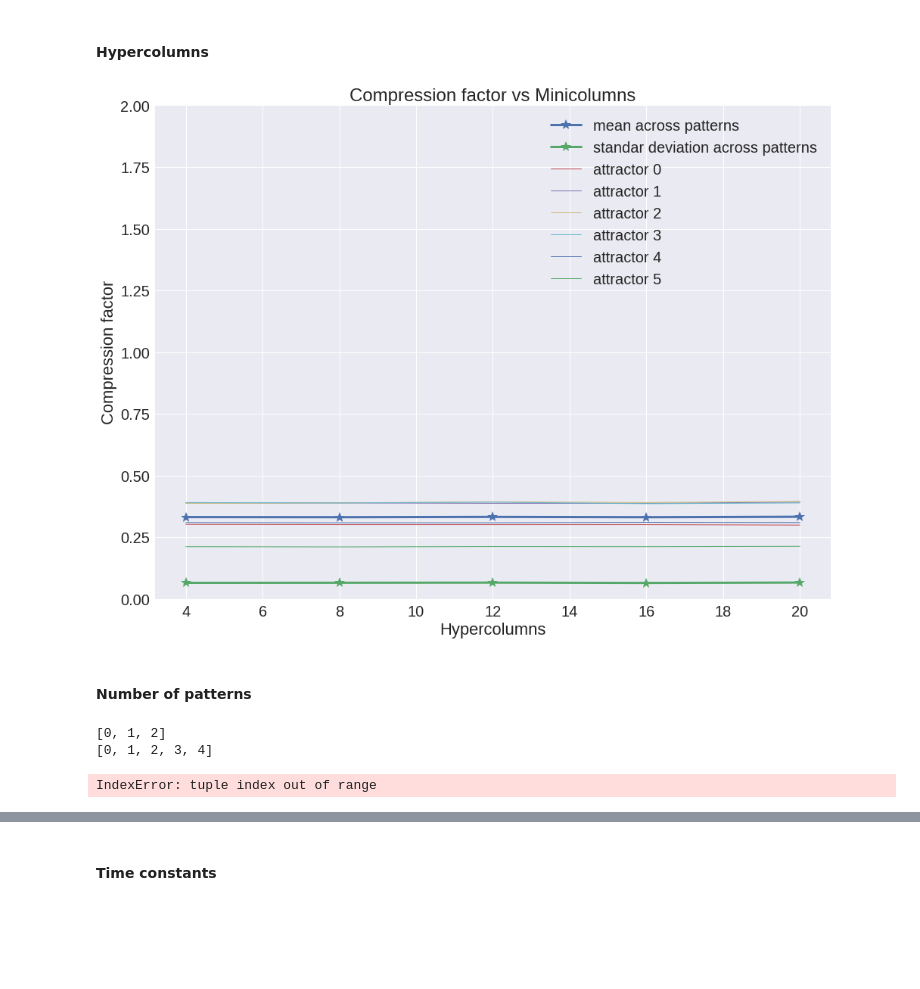
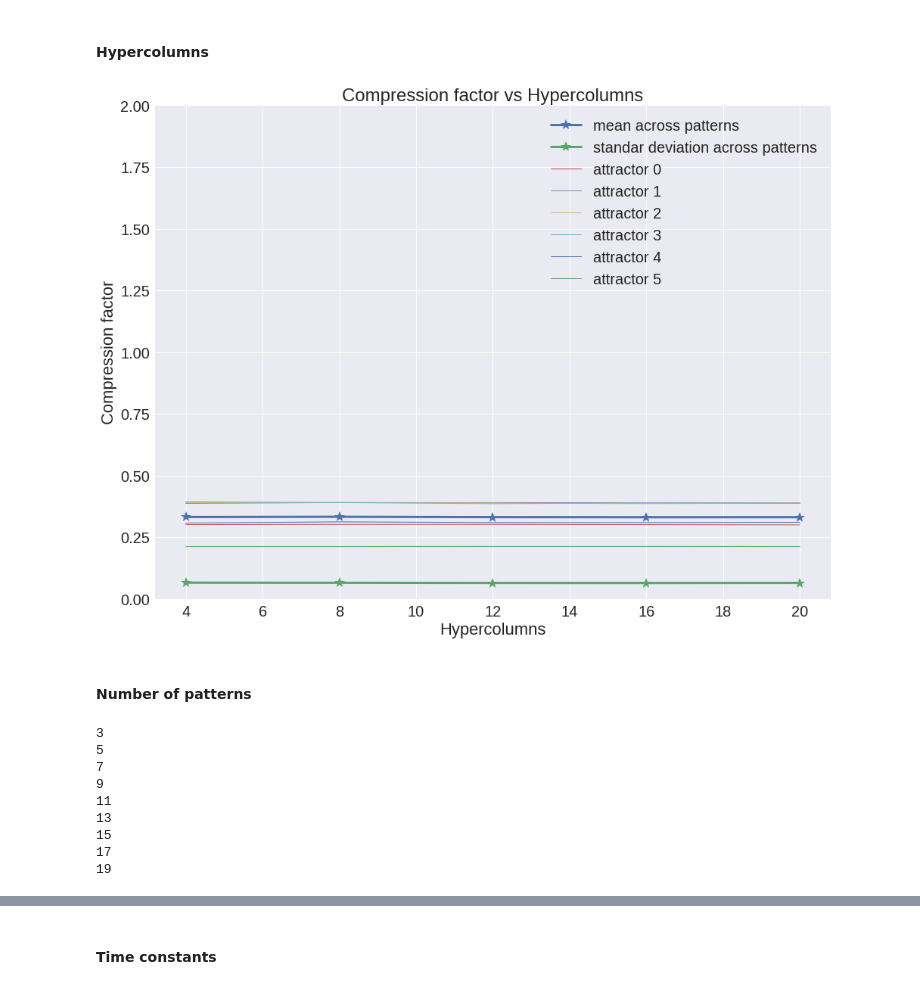
Before and after one commit to h-mayorquin/attractor_sequences, a Jupyter notebook: notebooks/2017-03-24(Speed of patterns study).ipynb, the cells around one changed output, grey strips where cells are left out. Cells and saved outputs as stored; diff of their text form; code cells hidden in the pictures; blank space fills up the shorter version.

```diff
--- a/notebooks/2017-03-24(Speed of patterns study).ipynb
+++ b/notebooks/2017-03-24(Speed of patterns study).ipynb
@@ -307,23 +301,23 @@ std = np.std(compression_list, axis=1)
 # %%
 sns.set(font_scale=2.0)
 
 fig = plt.figure(figsize=(16, 12))
 ax = fig.add_subplot(111)
 ax.plot(hypercolumns_range, means, '*-', markersize=14, linewidth=3.0, label='mean across patterns')
 ax.plot(hypercolumns_range, std, '*-', markersize=14, linewidth=3.0, label='standar deviation across patterns')
 
 for index, x in enumerate(compression_list.T):
     ax.plot(hypercolumns_range, x, '-', linewidth=1.0, label='attractor ' + str(index))
 
 ax.set_xlabel('Hypercolumns')
 ax.set_ylabel('Compression factor')
-ax.set_title('Compression factor vs Minicolumns')
+ax.set_title('Compression factor vs Hypercolumns')
 
 
 ax.legend()
 ax.set_ylim(0, 2.0);
 # %% [output]
-[figure, old version]
+[figure, new version]
 # %% [markdown]
 #### Number of patterns
 # %%
@@ -334,10 +328,10 @@ exclude_extrema = False
 
 # Manager properties
 dt = 0.001
-T_recall = 3.0
+T_recall = 8.0
 values_to_save = ['o']
 
-number_of_patterns_range = np.arange(3, 7, 2)
+number_of_patterns_range = np.arange(3, 20, 2)
 compression_list = []
 
 for number_of_patterns in number_of_patterns_range:
@@ -356,7 +350,6 @@ for number_of_patterns in number_of_patterns_range:
 
     # Build the protocol for
     patterns = [x for x in range(number_of_patterns)]
-    print(patterns)
     protocol = Protocol()
     protocol.simple_protocol(patterns_indexes=patterns, training_time=training_time,
                              inter_pulse_interval=inter_pulse_interval, inter_sequence_interval=inter_sequence_interval,
@@ -371,11 +364,13 @@ for number_of_patterns in number_of_patterns_range:
     compression = calculate_compression_factor(manager, training_time=training_time,
                                                exclude_extrema=exclude_extrema)
     compression_list.append(compression)
-
-compression_list = np.array(compression_list)
-means = np.mean(compression_list, axis=1)
-std = np.std(compression_list, axis=1)
 # %% [output]
-[0, 1, 2]
-[0, 1, 2, 3, 4]
+3
+5
+7
+9
+11
+13
+15
+17
+19
-IndexError: tuple index out of range
```
Also changed, not shown: parts of 16 cells of this notebook.
